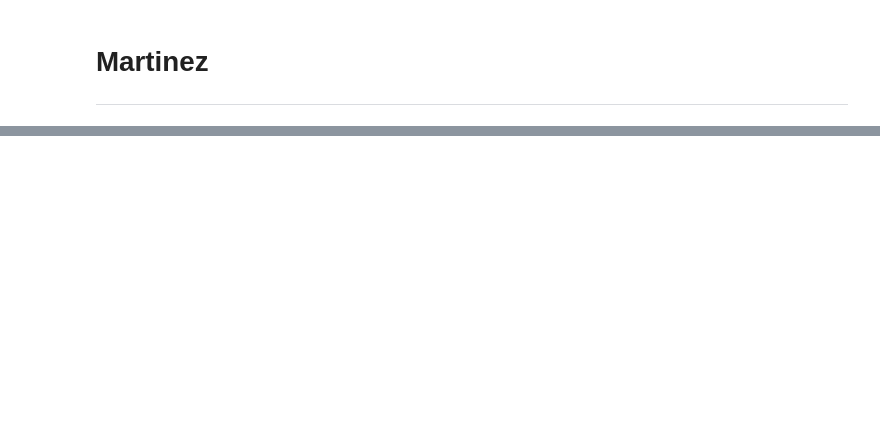
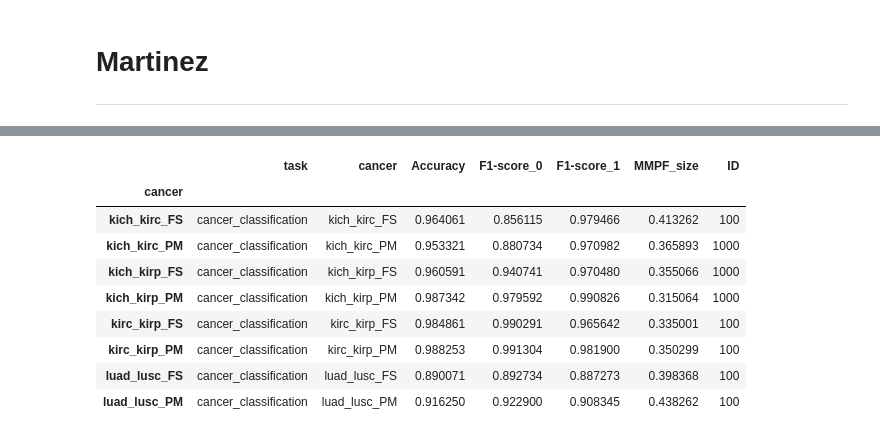
Before and after one commit to gaspardvilla/Intersectional-Fairness-on-Histopathological-images-classification, a Jupyter notebook: results.ipynb, the cells around one changed output, grey strips where cells are left out. Cells and saved outputs as stored; diff of their text form; code cells hidden in the pictures; blank space fills up the shorter version.

```diff
--- a/results.ipynb
+++ b/results.ipynb
@@ -386,11 +710,14 @@ def check_results_diana(task : str,
     sub_dict['Accuracy'] = tm.classification.BinaryAccuracy()(torch.Tensor(results.pred), torch.Tensor(results.label)).item()
 
     # F1-score
-    sub_dict['F1-score'] = tm.classification.BinaryF1Score()(torch.Tensor(results.pred), torch.Tensor(results.label)).item()
+    # sub_dict['F1-score'] = tm.classification.BinaryF1Score()(torch.Tensor(results.pred), torch.Tensor(results.label)).item()
+    f1_scores = tm.classification.MulticlassF1Score(num_classes = 2, average = None)(torch.Tensor(results.pred), torch.Tensor(results.label))
+    sub_dict['F1-score_0'] = f1_scores[0].item()
+    sub_dict['F1-score_1'] = f1_scores[1].item()
 
     # MMPF_size
     mmpf_metrics = compute_pareto_metrics(results, protected_atts)
-    sub_dict['MMPF_size'] = [mmpf_metrics[f'{set_}MMPF_size_2']]
+    sub_dict['MMPF_size'] = [mmpf_metrics[f'{set_}MMPF_size_set_2']]
 
     # Return the updated data frame
     if df.empty: df = pd.DataFrame(data = sub_dict)
@@ -398,7 +725,7 @@ def check_results_diana(task : str,
     return df
 
 # Initialization
-cols = ['task', 'cancer', 'Accuracy', 'F1-score', 'MMPF_size']
+cols = ['task', 'cancer', 'Accuracy', 'F1-score_0', 'F1-score_1', 'MMPF_size']
 df_diana_100 = pd.DataFrame(columns = cols)
 df_diana_1000 = pd.DataFrame(columns = cols)
 df_diana_100_test = pd.DataFrame(columns = cols)
@@ -472,11 +799,14 @@ def check_results_martinez(task : str,
     sub_dict['Accuracy'] = tm.classification.BinaryAccuracy()(torch.Tensor(results.pred), torch.Tensor(results.label)).item()
 
     # F1-score
-    sub_dict['F1-score'] = tm.classification.BinaryF1Score()(torch.Tensor(results.pred), torch.Tensor(results.label)).item()
+    # sub_dict['F1-score'] = tm.classification.BinaryF1Score()(torch.Tensor(results.pred), torch.Tensor(results.label)).item()
+    f1_scores = tm.classification.MulticlassF1Score(num_classes = 2, average = None)(torch.Tensor(results.pred), torch.Tensor(results.label))
+    sub_dict['F1-score_0'] = f1_scores[0].item()
+    sub_dict['F1-score_1'] = f1_scores[1].item()
 
     # MMPF_size
     mmpf_metrics = compute_pareto_metrics(results, protected_atts)
-    sub_dict['MMPF_size'] = [mmpf_metrics[f'{set_}MMPF_size_2']]
+    sub_dict['MMPF_size'] = [mmpf_metrics[f'{set_}MMPF_size_set_2']]
 
     # Return the updated data frame
     if df.empty: df = pd.DataFrame(data = sub_dict)
@@ -484,7 +814,7 @@ def check_results_martinez(task : str,
     return df
 
 # Initialization
-cols = ['task', 'cancer', 'Accuracy', 'F1-score', 'MMPF_size']
+cols = ['task', 'cancer', 'Accuracy', 'F1-score_0', 'F1-score_1', 'MMPF_size']
 df_martinez_100 = pd.DataFrame(columns = cols)
 df_martinez_1000 = pd.DataFrame(columns = cols)
 df_martinez_100_test = pd.DataFrame(columns = cols)
@@ -537,3 +867,16 @@ Series.__getitem__ treating keys as positions is deprecated. In a future version
 
 Series.__getitem__ treating keys as positions is deprecated. In a future version, integer keys will always be treated as labels (consistent with DataFrame behavior). To access a value by position, use ...
 [interactive output not drawn]
+# %%
+df_m
+# %% [output]
+|  | task | cancer | Accuracy | F1-score_0 | F1-score_1 | MMPF_size | ID |
+| cancer |  |  |  |  |  |  |  |
+| kich_kirc_FS | cancer_classification | kich_kirc_FS | 0.964061 | 0.856115 | 0.979466 | 0.413262 | 100 |
+| kich_kirc_PM | cancer_classification | kich_kirc_PM | 0.953321 | 0.880734 | 0.970982 | 0.365893 | 1000 |
+| kich_kirp_FS | cancer_classification | kich_kirp_FS | 0.960591 | 0.940741 | 0.970480 | 0.355066 | 1000 |
+| kich_kirp_PM | cancer_classification | kich_kirp_PM | 0.987342 | 0.979592 | 0.990826 | 0.315064 | 1000 |
+| kirc_kirp_FS | cancer_classification | kirc_kirp_FS | 0.984861 | 0.990291 | 0.965642 | 0.335001 | 100 |
+| kirc_kirp_PM | cancer_classification | kirc_kirp_PM | 0.988253 | 0.991304 | 0.981900 | 0.350299 | 100 |
+| luad_lusc_FS | cancer_classification | luad_lusc_FS | 0.890071 | 0.892734 | 0.887273 | 0.398368 | 100 |
+| luad_lusc_PM | cancer_classification | luad_lusc_PM | 0.916250 | 0.922900 | 0.908345 | 0.438262 | 100 |
```
Also changed, not shown: parts of 27 cells of this notebook, 21 other files.
